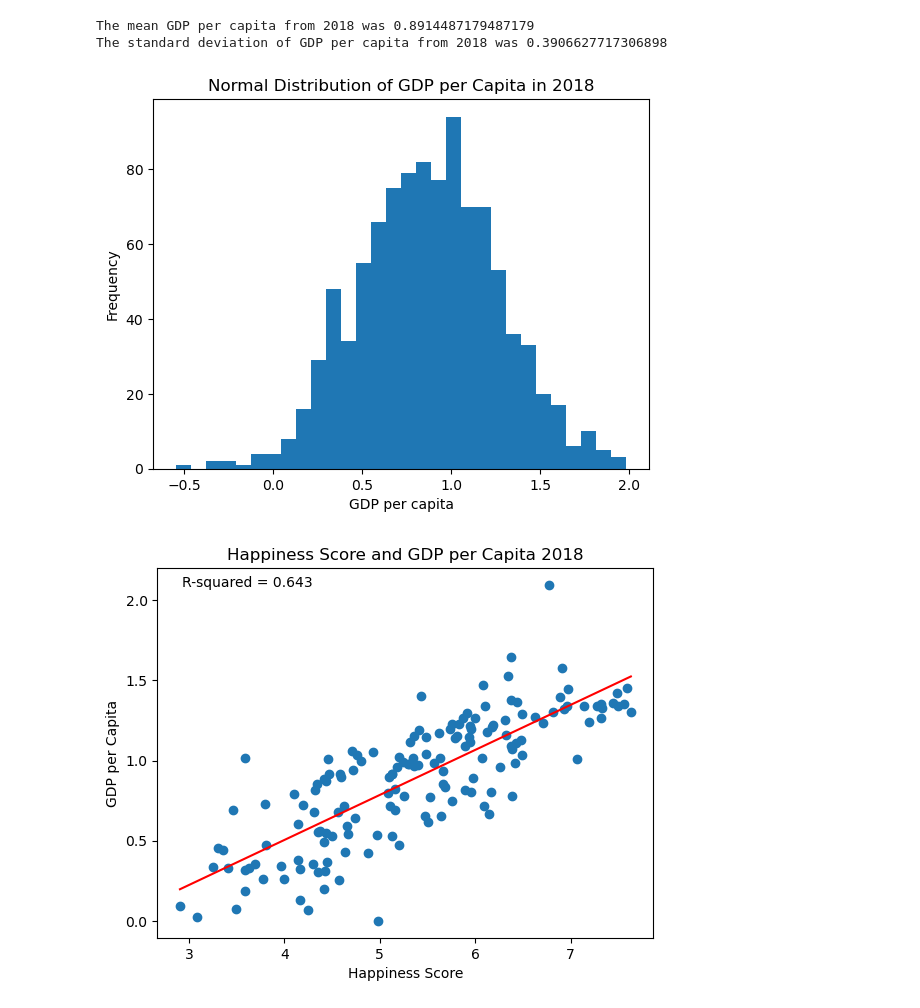
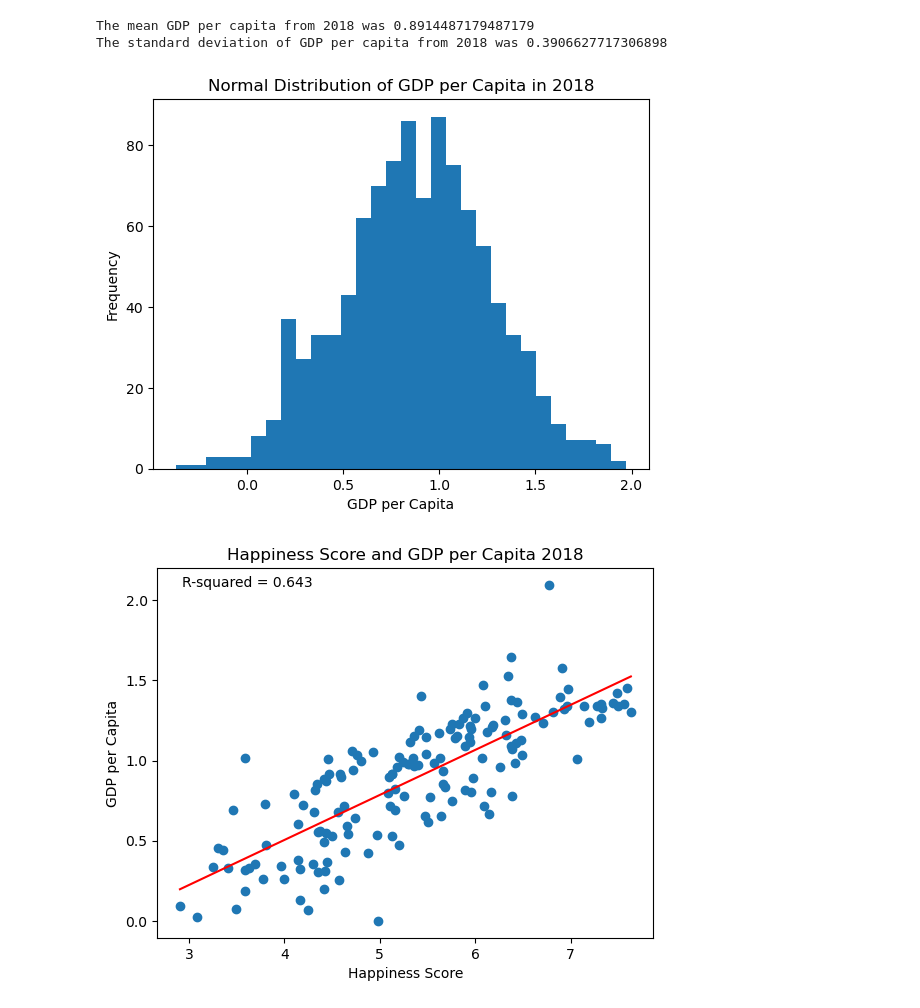
Before and after one commit to speedsk8103/project_1_group_4, a Jupyter notebook: project_1_irena.ipynb, the cells around one changed output. Cells and saved outputs as stored; diff of their text form; code cells hidden in the pictures.

Commit message:
Updated notebook and images

```diff
--- a/project_1_irena.ipynb
+++ b/project_1_irena.ipynb
@@ -42,5 +75,20 @@ happiness_2017_df.head()
 # %%
+# Read csv files and import into dataframes
 file_4 = "2018.csv"
 happiness_2018_df = pd.read_csv(file_4)
+# Clean up the dataframe to rename data and match to all other years
+
+happiness_2018_df = happiness_2018_df.rename(columns={
+    'Overall rank': 'Happiness Rank',
+    'Country or region': 'Country',
+    'Score': 'Happiness Score',
+    'GDP per capita': 'Economy (GDP per Capita)',
+    'Social support': 'Family',
+    'Healthy life expectancy': 'Health (Life Expectancy)',
+    'Freedom to make life choices': 'Freedom',
+    'Perceptions of corruption': 'Trust (Government Corruption)'
+})
+happiness_2018_df = happiness_2018_df.rename(columns={'Economy (GDP per Capita)': 'GDP per Capita'})
+
 happiness_2018_df.head()
 # %% [output]
@@ -335,8 +446,9 @@ Index(['Overall rank', 'Country or region', 'Score', 'GDP per capita',
       dtype='object')
 # %%
 # Analysis on 2018 data
-gdp_2018_data = happiness_2018_df['GDP per capita'].values
+gdp_2018_data = happiness_2018_df['GDP per Capita'].values
 
+# Find mean and standard deviation for the GDP per Capita
 gdp_mean_2018 = np.mean(gdp_2018_data)
 gdp_std_2018 = np.std(gdp_2018_data)
 
@@ -346,14 +458,16 @@ print(f"The standard deviation of GDP per capita from 2018 was {gdp_std_2018}")
 The mean GDP per capita from 2018 was 0.8914487179487179
 The standard deviation of GDP per capita from 2018 was 0.3906627717306898
 # %%
+# Find and plot the normal distribution of GDP per Capita and Happiness Score
+
 gdp_2018_distribution = np.random.normal(gdp_mean_2018, gdp_std_2018, 1000)
 plt.hist(gdp_2018_distribution, bins=30)
-plt.xlabel('GDP per capita')
+plt.xlabel('GDP per Capita')
 plt.ylabel('Frequency')
 plt.title('Normal Distribution of GDP per Capita in 2018')
 plt.savefig('gdp_2018_distribution.png')
 
 plt.show()
 # %% [output]
-[figure, old version]
+[figure, new version]
 # %%
```
Also changed, not shown: parts of 38 cells of this notebook, 10 other files.
